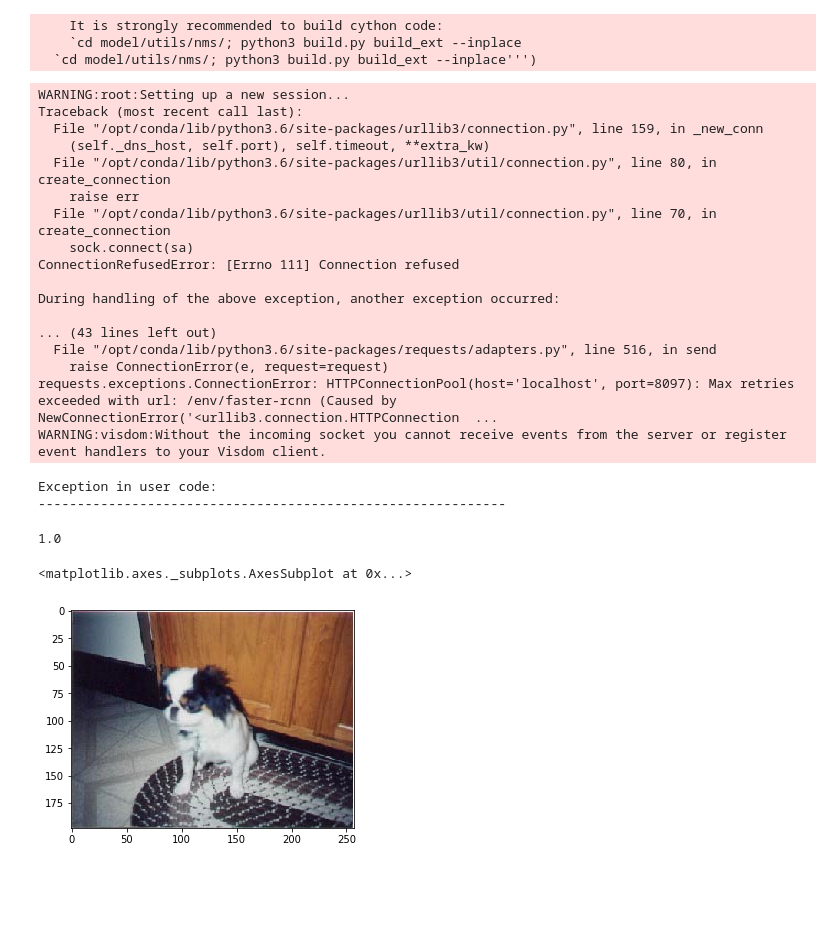
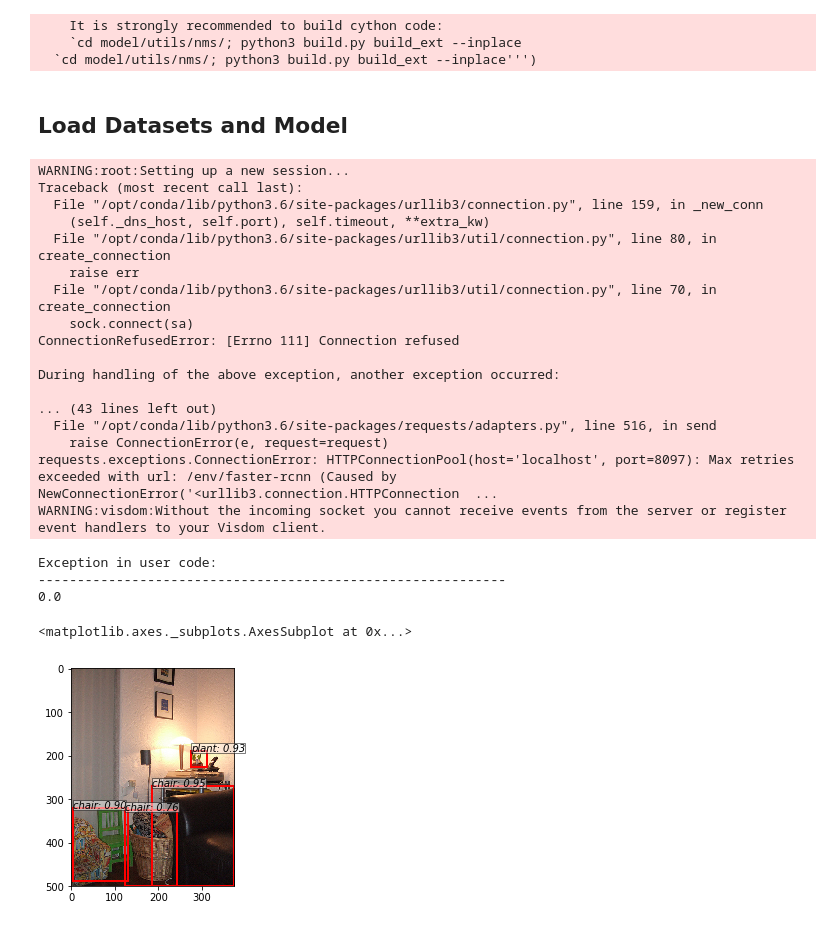
Before and after one commit to JahyaBurke/ECE285_Sauvage_Object_Detection, a Jupyter notebook: RCNN_mAP.ipynb, the cells around one changed output. Drawn from its saved outputs; the diff is of its cells as text; code cells hidden in the pictures; blank space fills up the shorter version.

Commit message:
Finished mAP plots/calc

```diff
--- a/RCNN_mAP.ipynb
+++ b/RCNN_mAP.ipynb
@@ -19,23 +14,0 @@ model_dir = 'checkpoints/'
-# %%
-faster_rcnn = FasterRCNNVGG16()
-trainer = FasterRCNNTrainer(faster_rcnn).cuda()
-# %% [output]
-WARNING:root:Setting up a new session...
-Traceback (most recent call last):
-  File "/opt/conda/lib/python3.6/site-packages/urllib3/connection.py", line 159, in _new_conn
-    (self._dns_host, self.port), self.timeout, **extra_kw)
-  File "/opt/conda/lib/python3.6/site-packages/urllib3/util/connection.py", line 80, in create_connection
-    raise err
-  File "/opt/conda/lib/python3.6/site-packages/urllib3/util/connection.py", line 70, in create_connection
-    sock.connect(sa)
-ConnectionRefusedError: [Errno 111] Connection refused
-
-During handling of the above exception, another exception occurred:
-
-... (43 lines left out)
-  File "/opt/conda/lib/python3.6/site-packages/requests/adapters.py", line 516, in send
-    raise ConnectionError(e, request=request)
-requests.exceptions.ConnectionError: HTTPConnectionPool(host='localhost', port=8097): Max retries exceeded with url: /env/faster-rcnn (Caused by NewConnectionError('<urllib3.connection.HTTPConnection  ...
-WARNING:visdom:Without the incoming socket you cannot receive events from the server or register event handlers to your Visdom client.
-Exception in user code:
-------------------------------------------------------------
@@ -47,13 +15,46 @@ train_loader, val_loader, test_loader = create_split_loaders(data_dir,batch_size
+# %% [markdown]
+## Load Datasets and Model
 # %%
-trainer.load(model_dir+'fasterrcnn_06071842.pth')
-img, q, e = next(iter(test_loader))
+from PascalVOCDataloader import PascalVOCDataloader, create_split_loaders
+data_dir = '/datasets/ee285f-public/PascalVOC2012/'
+model_dir = 'model/'
+test_file = 'RCNN_Pretrained'
+
+# Load Dataset
+dataset = PascalVOCDataloader(data_dir, pretrained=True)
+train_loader, val_loader, test_loader = create_split_loaders(dataset,batch_size=1)
+
+# Load Model
+faster_rcnn = FasterRCNNVGG16()
+trainer = FasterRCNNTrainer(faster_rcnn).cuda()
+trainer.load(model_dir+'fasterrcnn_12211511_0.701052458187_torchvision_pretrain')
+img, q, e = next(iter(val_loader))
 _bboxes, _labels, _scores = trainer.faster_rcnn.predict(img,visualize=False, score_thresh=0.7)
-
+print(np.min(at.tonumpy(img[0])))
 vis_bbox(at.tonumpy(img[0]),
          at.tonumpy(_bboxes[0]),
          at.tonumpy(_labels[0]).reshape(-1),
          at.tonumpy(_scores[0]).reshape(-1))
 # %% [output]
-1.0
+WARNING:root:Setting up a new session...
+Traceback (most recent call last):
+  File "/opt/conda/lib/python3.6/site-packages/urllib3/connection.py", line 159, in _new_conn
+    (self._dns_host, self.port), self.timeout, **extra_kw)
+  File "/opt/conda/lib/python3.6/site-packages/urllib3/util/connection.py", line 80, in create_connection
+    raise err
+  File "/opt/conda/lib/python3.6/site-packages/urllib3/util/connection.py", line 70, in create_connection
+    sock.connect(sa)
+ConnectionRefusedError: [Errno 111] Connection refused
+
+During handling of the above exception, another exception occurred:
+
+... (43 lines left out)
+  File "/opt/conda/lib/python3.6/site-packages/requests/adapters.py", line 516, in send
+    raise ConnectionError(e, request=request)
+requests.exceptions.ConnectionError: HTTPConnectionPool(host='localhost', port=8097): Max retries exceeded with url: /env/faster-rcnn (Caused by NewConnectionError('<urllib3.connection.HTTPConnection  ...
+WARNING:visdom:Without the incoming socket you cannot receive events from the server or register event handlers to your Visdom client.
-<matplotlib.axes._subplots.AxesSubplot at 0x...>
+Exception in user code:
+------------------------------------------------------------
+0.0
+<matplotlib.axes._subplots.AxesSubplot at 0x...>
-[figure, old version]
+[figure, new version]
```
Also changed, not shown: parts of 16 cells of this notebook, 3 other files.
